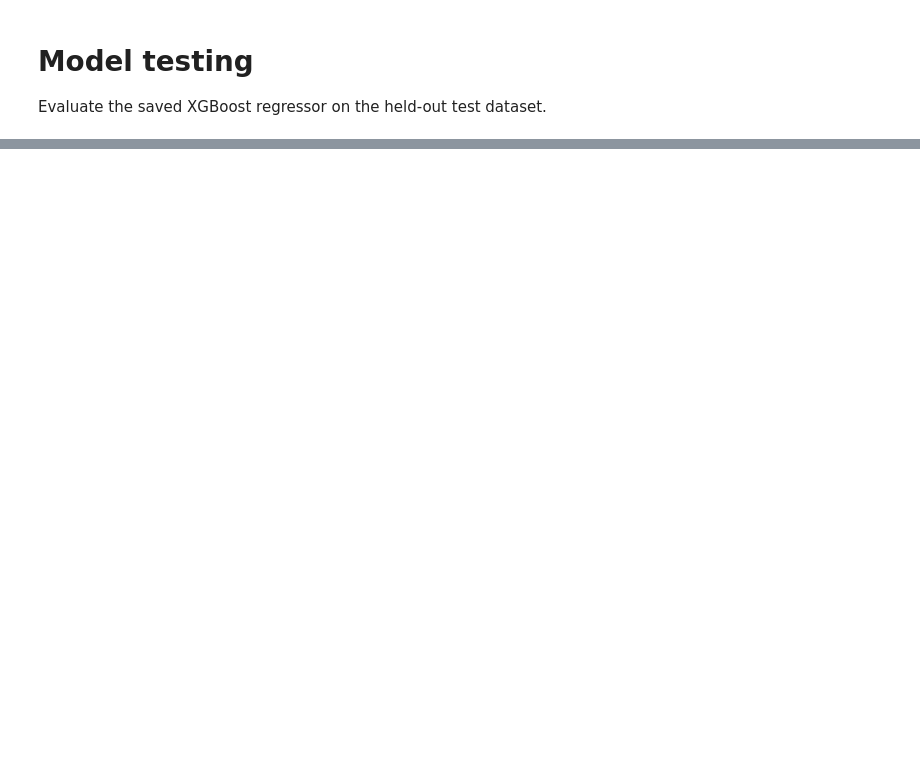
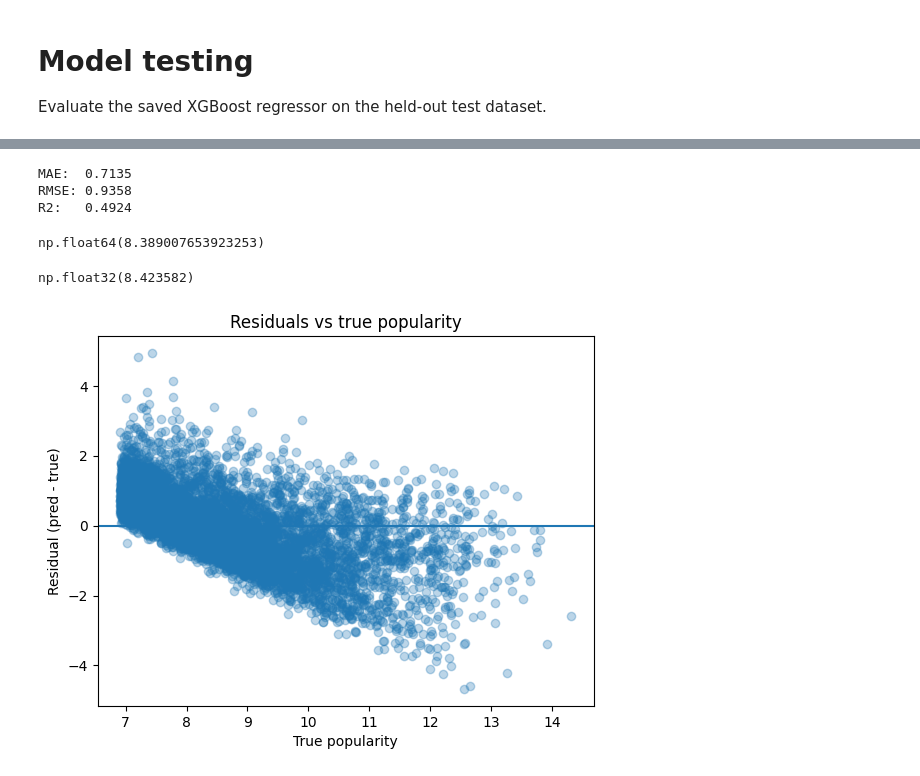
Before and after one commit to ande310g/imdb, a Jupyter notebook: src/Testing.ipynb, the cells around one changed output, grey strips where cells are left out. Drawn from its saved outputs; the diff is of its cells as text; code cells hidden in the pictures; blank space fills up the shorter version.

Commit message:
Did a lot of modelling

```diff
--- a/src/Testing.ipynb
+++ b/src/Testing.ipynb
@@ -11,7 +12,7 @@ from sklearn.metrics import mean_absolute_error, mean_squared_error, r2_score
 # %%
 useBackslash = False
-testDatasetPath = r'..\data\test_dataset.csv' if useBackslash else r'../data/test_dataset.csv'
-final_model = joblib.load("xgb_reg_movie_score_cv_no_validation.joblib")
+testDatasetPath = r'..\data\test_dataset_num_votes_log_over_1000.csv' if useBackslash else r'../data/test_dataset_num_votes_log_over_1000.csv'
+final_model = joblib.load("xgb_reg_movie_score_cv_tweedie_rmae_over_1000.joblib")
 df_test = pd.read_csv(testDatasetPath, sep=";")
 # %%
 target_col = "movie_score"
@@ -39,8 +44,18 @@ if y_true is not None:
     print(f"R2:   {r2:.4f}")
 else:
     print("Ground-truth 'movie_score' not found in test set; only predictions are available.")
+# %% [output]
+MAE:  0.7135
+RMSE: 0.9358
+R2:   0.4924
 # %%
 y_true.mean()
+# %% [output]
+np.float64(8.389007653923253)
+# %%
+y_pred.mean()
+# %% [output]
+np.float32(8.423582)
 # %%
 # Preview predictions
 preview = pd.DataFrame({"predicted_movie_score": y_pred})
@@ -61,3 +76,15 @@ top_10_features = (
     .sort_values("importance", ascending=False)
     .head(10)
 )
+# %%
+residuals = y_pred - y_true
+
+plt.figure()
+plt.scatter(y_true, residuals, alpha=0.3)
+plt.axhline(0)
+plt.xlabel("True popularity")
+plt.ylabel("Residual (pred - true)")
+plt.title("Residuals vs true popularity")
+plt.show()
+# %% [output]
+[figure, added]
```
Also changed, not shown: parts of 5 cells of this notebook, 5 other files.
